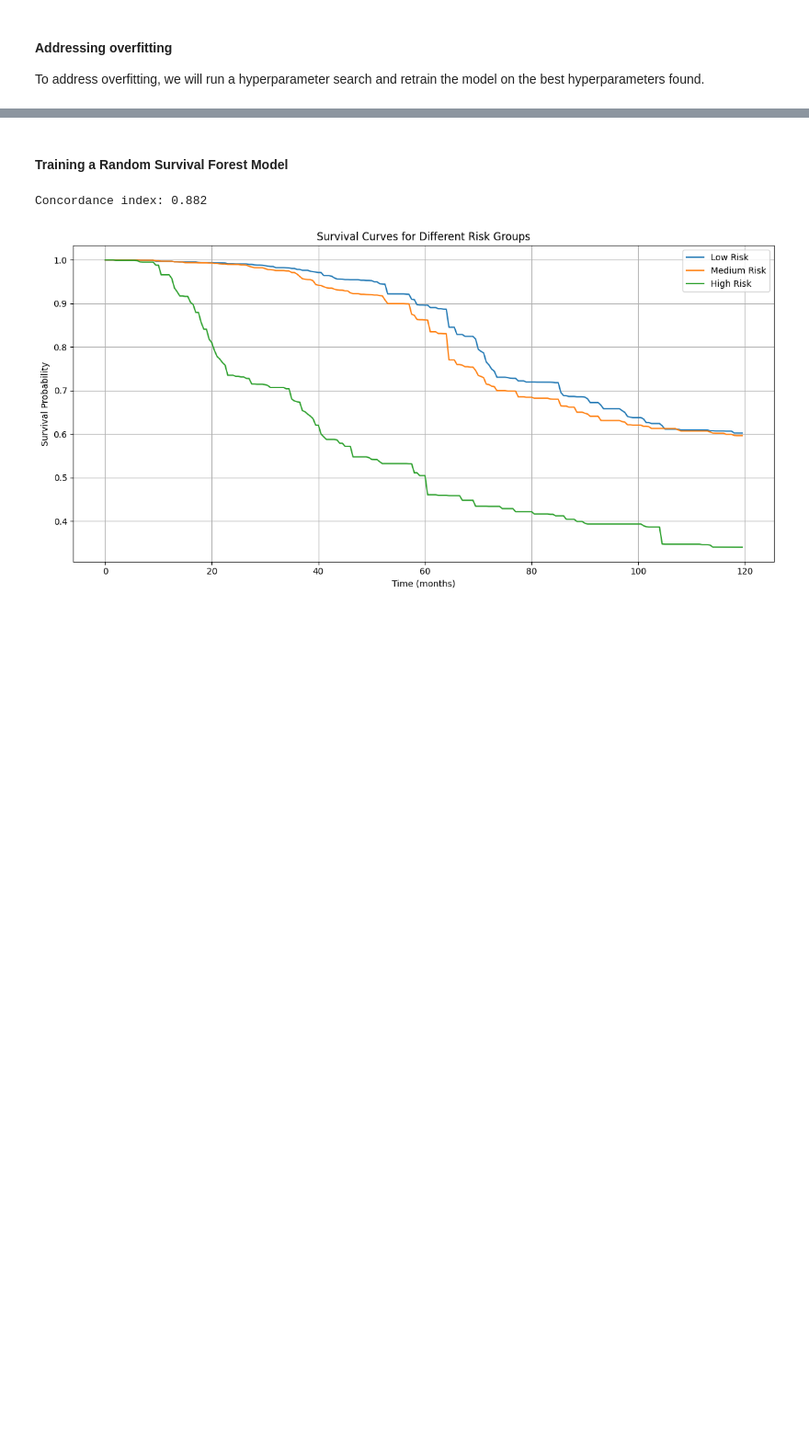
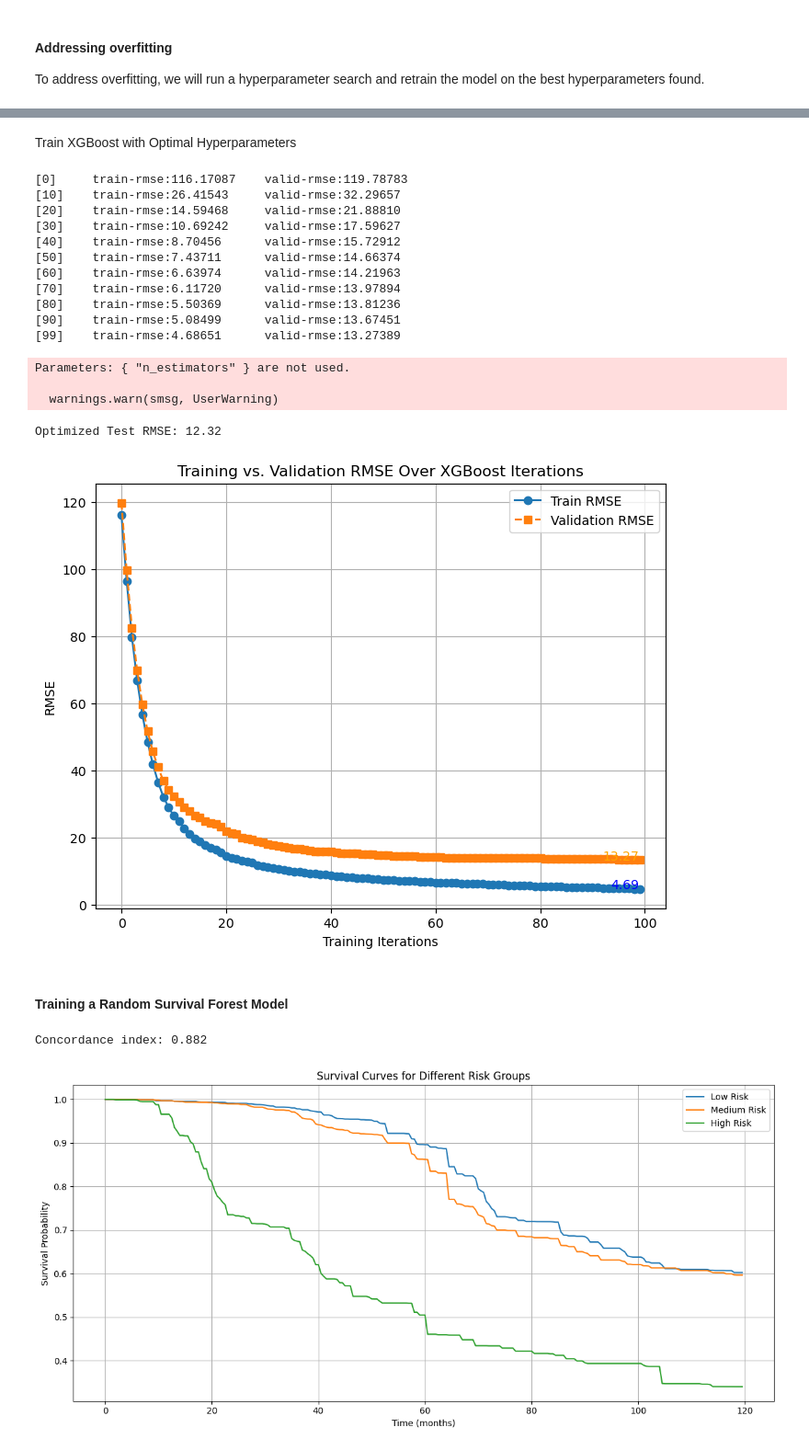
Before and after one commit to galen-topper/CS229-ML-Project, a Jupyter notebook: cs229_project.ipynb, the cells around one changed output, grey strips where cells are left out. Shown at 92% size. Drawn from its saved outputs; the diff is of its cells as text; code cells hidden in the pictures; blank space fills up the shorter version.

```diff
--- a/cs229_project.ipynb
+++ b/cs229_project.ipynb
@@ -458,3 +567,64 @@ TypeError: xgboost.sklearn.XGBRegressor() got multiple values for keyword argume
+# %% [markdown]
+Train XGBoost with Optimal Hyperparameters
+# %%
+params = {
+    "objective": "reg:squarederror",
+    "eval_metric": "rmse",
+    "max_depth": best_params["max_depth"],
+    "learning_rate": best_params["learning_rate"],
+    "n_estimators": best_params["n_estimators"],
+    "subsample": 0.8,
+    "colsample_bytree": 0.8,
+    "min_child_weight": 1
+}
+
+evals_result = {}
+model_optimized = xgb.train(
+    params,
+    dtrain,
+    num_boost_round=100,
+    evals=[(dtrain, "train"), (dvalid, "valid")],
+    evals_result=evals_result,
+    early_stopping_rounds=10,
+    verbose_eval=10
+)
+
+# Compute Test RMSE
+test_preds_optimized = model_optimized.predict(dtest)
+test_rmse_optimized = np.sqrt(mean_squared_error(y_test, test_preds_optimized))
+print(f"Optimized Test RMSE: {test_rmse_optimized:.2f}")
+
+# Plot RMSE for Train, Validation, and Test
+plt.figure(figsize=(8,6))
+plt.plot(evals_result["train"]["rmse"], label="Train RMSE", marker="o", linestyle="-")
+plt.plot(evals_result["valid"]["rmse"], label="Validation RMSE", marker="s", linestyle="--")
+final_train_rmse = evals_result["train"]["rmse"][-1]
+final_valid_rmse = evals_result["valid"]["rmse"][-1]
+plt.text(len(evals_result["train"]["rmse"]) - 1, final_train_rmse, f"{final_train_rmse:.2f}", fontsize=10, ha="right", color="blue")
+plt.text(len(evals_result["valid"]["rmse"]) - 1, final_valid_rmse, f"{final_valid_rmse:.2f}", fontsize=10, ha="right", color="orange")
+plt.xlabel("Training Iterations")
+plt.ylabel("RMSE")
+plt.title("Training vs. Validation RMSE Over XGBoost Iterations")
+plt.legend()
+plt.grid(True)
+plt.show()
+# %% [output]
+[0]     train-rmse:116.17087    valid-rmse:119.78783
+[10]    train-rmse:26.41543     valid-rmse:32.29657
+[20]    train-rmse:14.59468     valid-rmse:21.88810
+[30]    train-rmse:10.69242     valid-rmse:17.59627
+[40]    train-rmse:8.70456      valid-rmse:15.72912
+[50]    train-rmse:7.43711      valid-rmse:14.66374
+[60]    train-rmse:6.63974      valid-rmse:14.21963
+[70]    train-rmse:6.11720      valid-rmse:13.97894
+[80]    train-rmse:5.50369      valid-rmse:13.81236
+[90]    train-rmse:5.08499      valid-rmse:13.67451
+[99]    train-rmse:4.68651      valid-rmse:13.27389
+Parameters: { "n_estimators" } are not used.
+
+  warnings.warn(smsg, UserWarning)
+Optimized Test RMSE: 12.32
+[figure, added]
 # %% [markdown]
 #### Training a Random Survival Forest Model
 # %%
```
Also changed, not shown: parts of 14 cells of this notebook, 2 other files.
